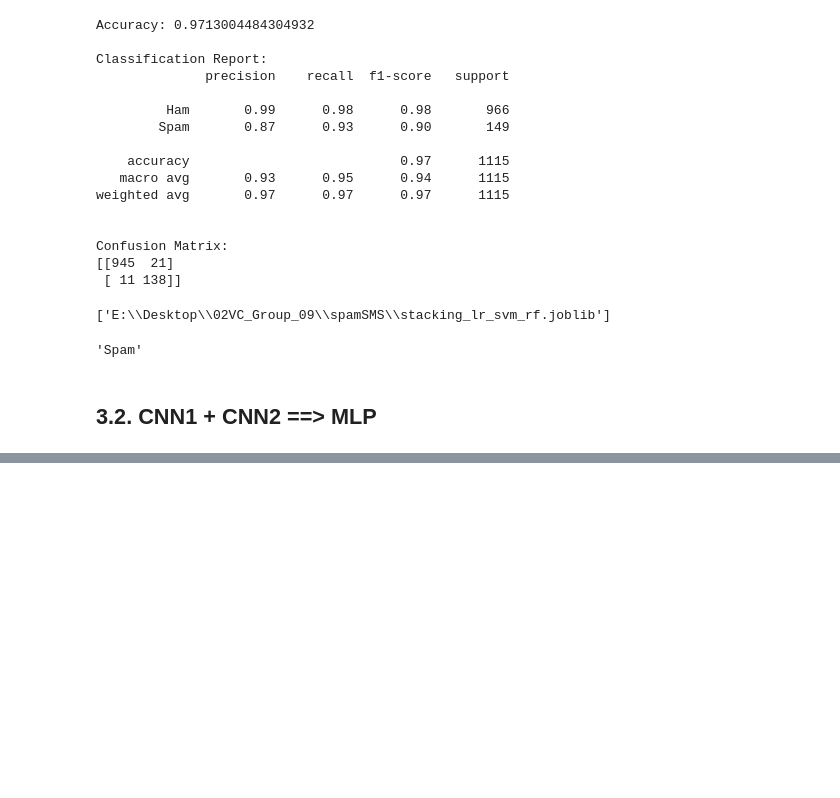
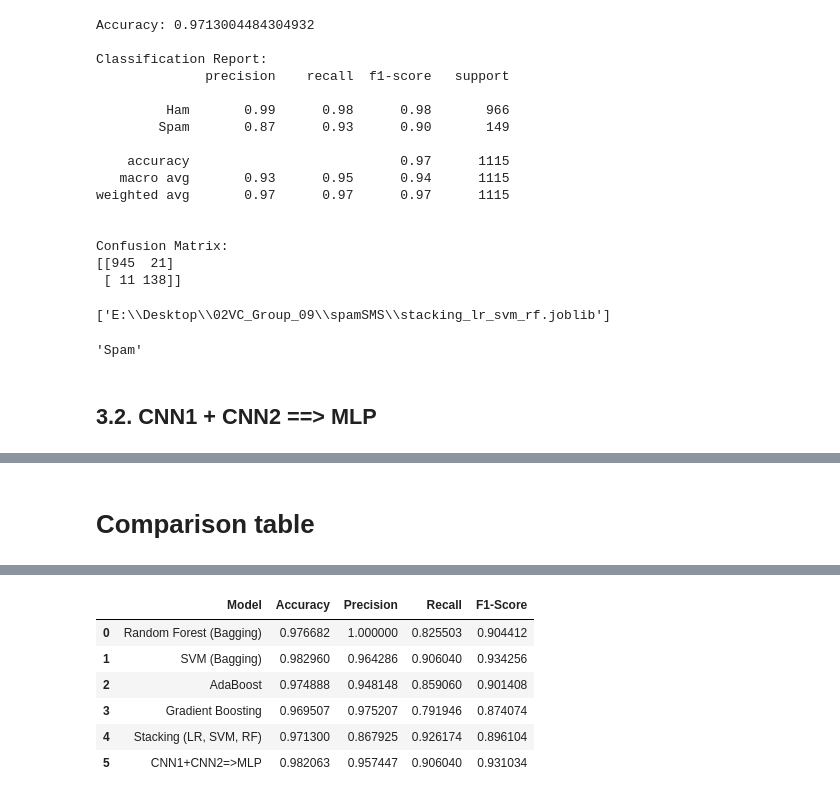
Before and after one commit to n33r9/02VC_Group_09, a Jupyter notebook: spamSMS/EnsembleLearning_spamSMS.ipynb, the cells around one changed output, grey strips where cells are left out. Drawn from its saved outputs; the diff is of its cells as text; code cells hidden in the pictures; blank space fills up the shorter version.

Commit message:
Thao: done 6models + compare

```diff
--- a/spamSMS/EnsembleLearning_spamSMS.ipynb
+++ b/spamSMS/EnsembleLearning_spamSMS.ipynb
@@ -501,0 +592,8 @@ predict_sms(
+# %%
+model.compile(
+    optimizer=Adam(learning_rate=0.001),
+    loss="binary_crossentropy",
+    metrics=["accuracy"]
+)
+
+model.summary()
@@ -501,0 +622,10 @@ predict_sms(
+# %%
+# train model
+history = model.fit(
+    X_train_pad,
+    y_train,
+    epochs=10,
+    batch_size=32,
+    validation_split=0.1,
+    verbose=1
+)
@@ -501,0 +697,49 @@ predict_sms(
+# %% [markdown]
+# Comparison table
+# %%
+# compare 5 models
+# Bagging (Random Forest, SVM), AdaBoost, Gradient Boosting, Stacking (LR, SVM, RF), CNN
+results = pd.DataFrame({
+    "Model": [
+        "Random Forest (Bagging)",
+        "SVM (Bagging)",
+        "AdaBoost",
+        "Gradient Boosting",
+        "Stacking (LR, SVM, RF)",
+        "CNN1+CNN2=>MLP"
+    ],
+    "Accuracy": [
+        accuracy_score(y_test, rf_model.predict(X_test_vec)),
+        accuracy_score(y_test, bagging_svm.predict(X_test_vec)),
+        accuracy_score(y_test, adaboost_model.predict(X_test_vec)),
+        accuracy_score(y_test, gb_model.predict(X_test_vec.toarray())),
+        accuracy_score(y_test, stacking_model.predict(X_test_vec)),
+        accuracy_score(y_test, (model.predict(X_test_pad) > 0.5).astype(int).ravel())
+    ],
+    "Precision": [
+        classification_report(y_test, rf_model.predict(X_test_vec), output_dict=True)['1']['precision'],
+        classification_report(y_test, bagging_svm.predict(X_test_vec), output_dict=True)['1']['precision'],
+        classification_report(y_test, adaboost_model.predict(X_test_vec), output_dict=True)['1']['precision'],
+        classification_report(y_test, gb_model.predict(X_test_vec.toarray()), output_dict=True)['1']['precision'],
+        classification_report(y_test, stacking_model.predict(X_test_vec), output_dict=True)['1']['precision'],
+        classification_report(y_test, (model.predict(X_test_pad) > 0.5).astype(int).ravel(), output_dict=True)['1']['precision']
+    ],
+    "Recall": [
+        classification_report(y_test, rf_model.predict(X_test_vec), output_dict=True)['1']['recall'],
+        classification_report(y_test, bagging_svm.predict(X_test_vec), output_dict=True)['1']['recall'],
+        classification_report(y_test, adaboost_model.predict(X_test_vec), output_dict=True)['1']['recall'],
+        classification_report(y_test, gb_model.predict(X_test_vec.toarray()), output_dict=True)['1']['recall'],
+        classification_report(y_test, stacking_model.predict(X_test_vec), output_dict=True)['1']['recall'],
+        classification_report(y_test, (model.predict(X_test_pad) > 0.5).astype(int).ravel(), output_dict=True)['1']['recall']
+    ],
+    "F1-Score": [
+        classification_report(y_test, rf_model.predict(X_test_vec), output_dict=True)['1']['f1-score'],
+        classification_report(y_test, bagging_svm.predict(X_test_vec), output_dict=True)['1']['f1-score'],
+        classification_report(y_test, adaboost_model.predict(X_test_vec), output_dict=True)['1']['f1-score'],
+        classification_report(y_test, gb_model.predict(X_test_vec.toarray()), output_dict=True)['1']['f1-score'],
+        classification_report(y_test, stacking_model.predict(X_test_vec), output_dict=True)['1']['f1-score'],
+        classification_report(y_test, (model.predict(X_test_pad) > 0.5).astype(int).ravel(), output_dict=True)['1']['f1-score']
+    ]
+})
+results
+# %% [output]
@@ -501,0 +750,7 @@ predict_sms(
+|  | Model | Accuracy | Precision | Recall | F1-Score |
+| 0 | Random Forest (Bagging) | 0.976682 | 1.000000 | 0.825503 | 0.904412 |
+| 1 | SVM (Bagging) | 0.982960 | 0.964286 | 0.906040 | 0.934256 |
+| 2 | AdaBoost | 0.974888 | 0.948148 | 0.859060 | 0.901408 |
+| 3 | Gradient Boosting | 0.969507 | 0.975207 | 0.791946 | 0.874074 |
+| 4 | Stacking (LR, SVM, RF) | 0.971300 | 0.867925 | 0.926174 | 0.896104 |
+| 5 | CNN1+CNN2=>MLP | 0.982063 | 0.957447 | 0.906040 | 0.931034 |
```
Also changed, not shown: parts of 13 cells of this notebook, 1 other file.
